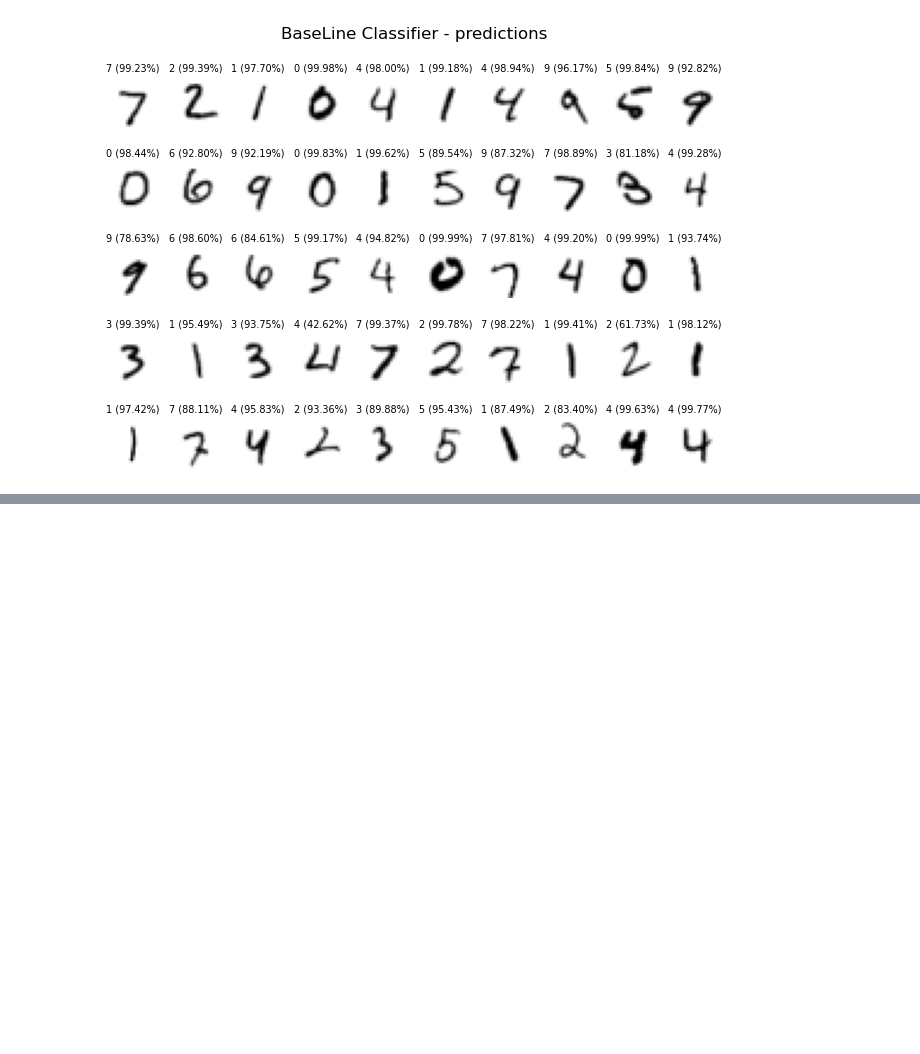
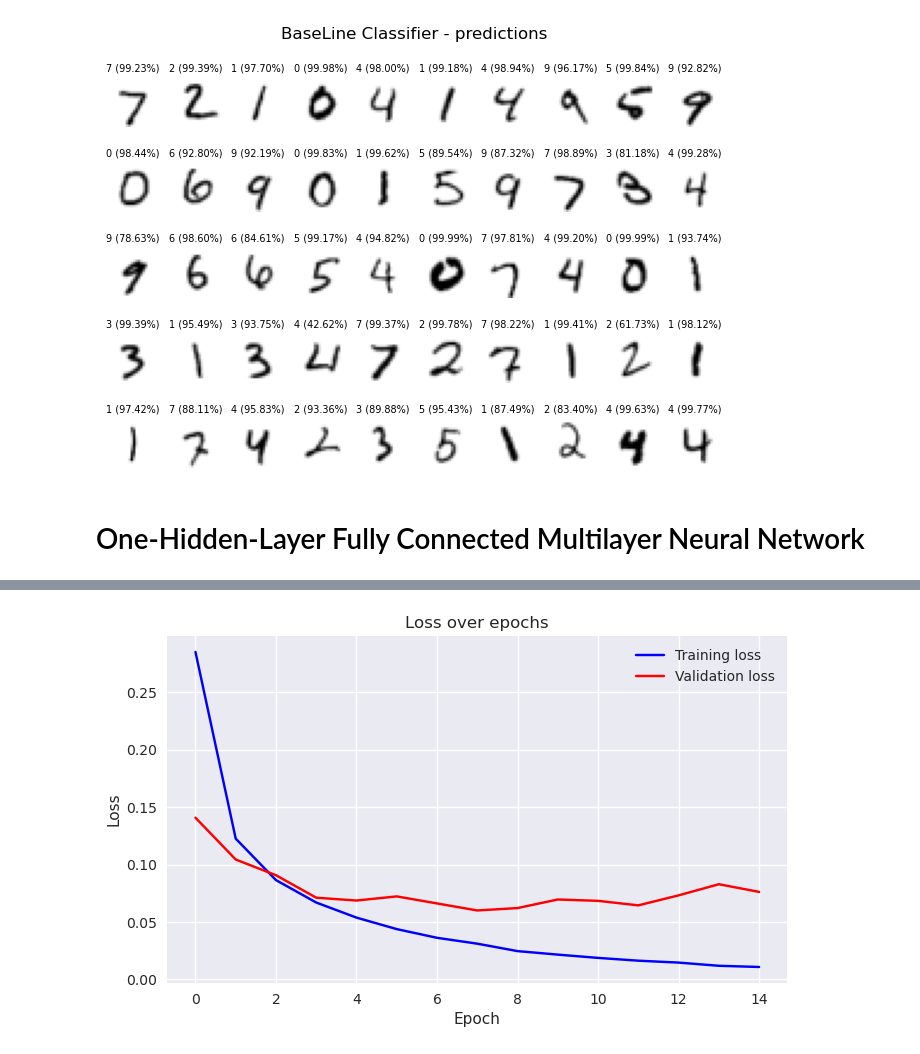
Before and after one commit to Purbayan2014/Models-DLL, a Jupyter notebook: LeNet.ipynb, the cells around one changed output, grey strips where cells are left out. Saved outputs shown, nothing was run; the diff lists cells and outputs as text; code cells hidden in the pictures; blank space fills up the shorter version.

Commit message:
Added One Hidden Layer NN and Two Hidden MultiLayer NN

```diff
--- a/LeNet.ipynb
+++ b/LeNet.ipynb
@@ -315,3 +316,34 @@ fig.suptitle('BaseLine Classifier - predictions')
 plt.show()
 # %% [output]
 [figure]
+# %% [markdown]
+#  One-Hidden-Layer Fully Connected Multilayer Neural Network
+# %%
+class OneHiddenLayer(nn.Module):
+    def __init__(self, input_size, hidden_size, classes):
+        super(OneHiddenLayer, self).__init__()
+        self.fc1 = nn.Linear(input_size, hidden_size)
+        self.fc2 = nn.Linear(hidden_size, classes)
+
+    def forward(self, x):
+        # Flatten the input tensor along the second dimension to convert images into a 1D vector
+        x = torch.flatten(x, 1)
+
+        # Pass the flattened input through the first hidden layer, applying the ReLU activation function
+        x = torch.relu(self.fc1(x))
+
+        # Compute the logits (raw predictions) for each class using the second fully connected layer
+        logits = self.fc2(x)
+
+        # Return the logits, which can be further processed to obtain probabilities using a softmax function
+        return logits
+# %%
+torch.manual_seed(rand_seed)
+input_size = 20*20
+hidden_size = 300
+model = OneHiddenLayer(input_size, hidden_size, classes).to(dev)
+optimizer = torch.optim.Adam(model.parameters(), lr=lr_rate)
+criterion = nn.CrossEntropyLoss()
+# %%
+model, optimizer, _ = train_engine(model, criterion, optimizer, train_dloader, valid_dloader, epochs, dev)
+# %% [output]
@@ -317,0 +365 @@ plt.show()
+[figure, added]
```
Also changed, not shown: parts of 13 cells of this notebook.
